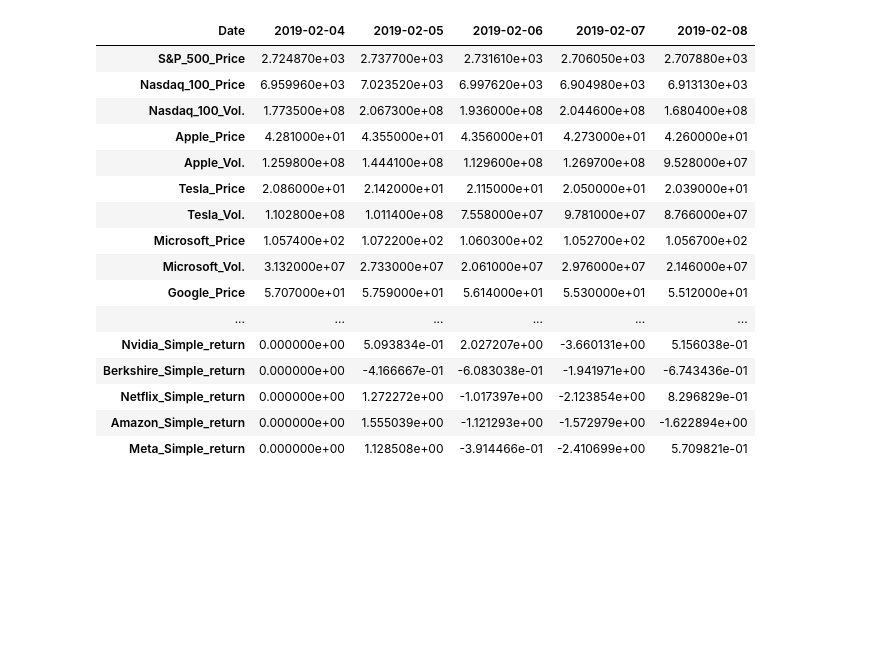
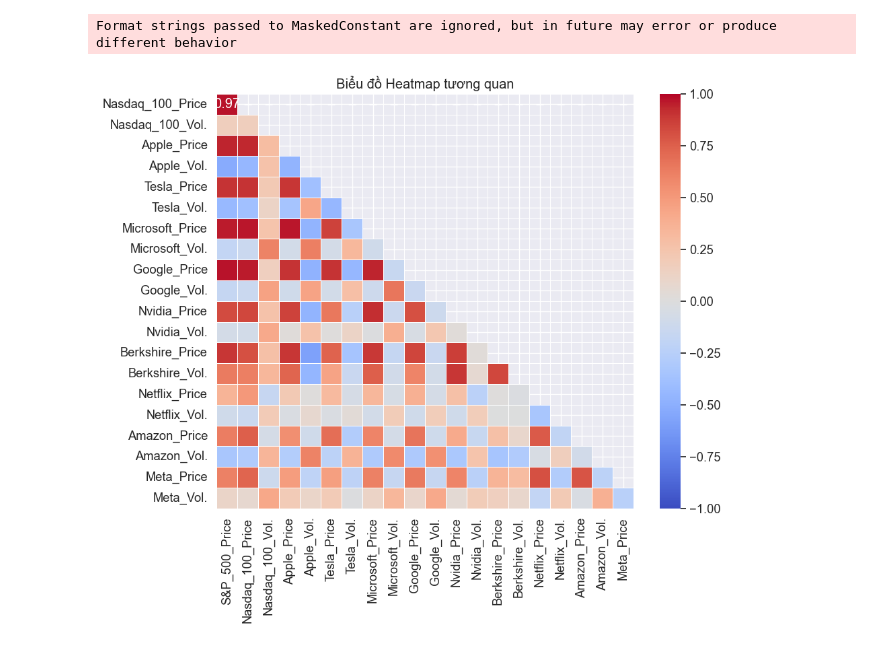
Before and after one commit to noskaiser2310/FDS-PJ1, a Jupyter notebook: FDS-Project 1/Stock/GroupStock.ipynb, the cells around one changed output. Saved outputs shown, nothing was run; the diff lists cells and outputs as text; code cells hidden in the pictures; blank space fills up the shorter version.

```diff
--- a/FDS-Project 1/Stock/GroupStock.ipynb
+++ b/FDS-Project 1/Stock/GroupStock.ipynb
@@ -14,3 +27,17 @@ df.set_index("Date", inplace=True)
+# %%
+def heatmap_corr(df):
+    plt.figure(figsize=(10, 8))
+    sns.set(font_scale=1.2)
+    mask = np.triu(np.ones_like(df, dtype=bool))
+    df = df.iloc[1:, :-1]
+    sns.heatmap(df, mask=mask[1:,:-1], cmap='coolwarm', fmt=".2f", linewidths=0.5,annot=True,vmin=-1,vmax=1)
+    plt.title('Biểu đồ Heatmap tương quan')
+    plt.show()
+# %%
+heatmap_corr(df.corr())
+# %% [output]
+Format strings passed to MaskedConstant are ignored, but in future may error or produce different behavior
+[figure, added]
 # %%
 columns = df.columns
 price = [col for col in columns if 'Price' in col]
@@ -22,20 +45,0 @@ df= df.fillna(0)
-# %%
-df.head().T
-# %% [output]
-| Date | 2019-02-04 | 2019-02-05 | 2019-02-06 | 2019-02-07 | 2019-02-08 |
-| S&P_500_Price | 2.724870e+03 | 2.737700e+03 | 2.731610e+03 | 2.706050e+03 | 2.707880e+03 |
-| Nasdaq_100_Price | 6.959960e+03 | 7.023520e+03 | 6.997620e+03 | 6.904980e+03 | 6.913130e+03 |
-| Nasdaq_100_Vol. | 1.773500e+08 | 2.067300e+08 | 1.936000e+08 | 2.044600e+08 | 1.680400e+08 |
-| Apple_Price | 4.281000e+01 | 4.355000e+01 | 4.356000e+01 | 4.273000e+01 | 4.260000e+01 |
-| Apple_Vol. | 1.259800e+08 | 1.444100e+08 | 1.129600e+08 | 1.269700e+08 | 9.528000e+07 |
-| Tesla_Price | 2.086000e+01 | 2.142000e+01 | 2.115000e+01 | 2.050000e+01 | 2.039000e+01 |
-| Tesla_Vol. | 1.102800e+08 | 1.011400e+08 | 7.558000e+07 | 9.781000e+07 | 8.766000e+07 |
-| Microsoft_Price | 1.057400e+02 | 1.072200e+02 | 1.060300e+02 | 1.052700e+02 | 1.056700e+02 |
-| Microsoft_Vol. | 3.132000e+07 | 2.733000e+07 | 2.061000e+07 | 2.976000e+07 | 2.146000e+07 |
-| Google_Price | 5.707000e+01 | 5.759000e+01 | 5.614000e+01 | 5.530000e+01 | 5.512000e+01 |
-| ... | ... | ... | ... | ... | ... |
-| Nvidia_Simple_return | 0.000000e+00 | 5.093834e-01 | 2.027207e+00 | -3.660131e+00 | 5.156038e-01 |
-| Berkshire_Simple_return | 0.000000e+00 | -4.166667e-01 | -6.083038e-01 | -1.941971e+00 | -6.743436e-01 |
-| Netflix_Simple_return | 0.000000e+00 | 1.272272e+00 | -1.017397e+00 | -2.123854e+00 | 8.296829e-01 |
-| Amazon_Simple_return | 0.000000e+00 | 1.555039e+00 | -1.121293e+00 | -1.572979e+00 | -1.622894e+00 |
-| Meta_Simple_return | 0.000000e+00 | 1.128508e+00 | -3.914466e-01 | -2.410699e+00 | 5.709821e-01 |
```
Also changed, not shown: parts of 45 cells of this notebook, 18 other files.
